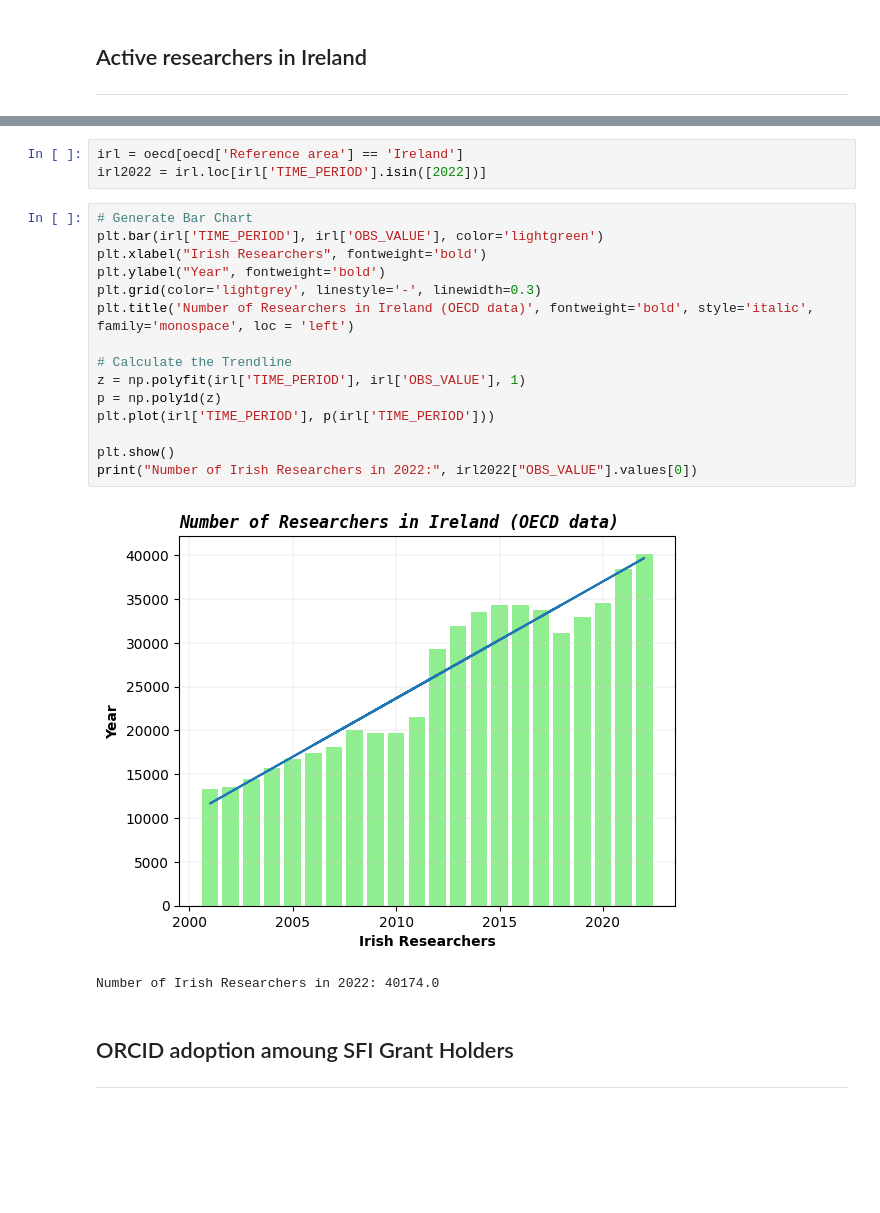
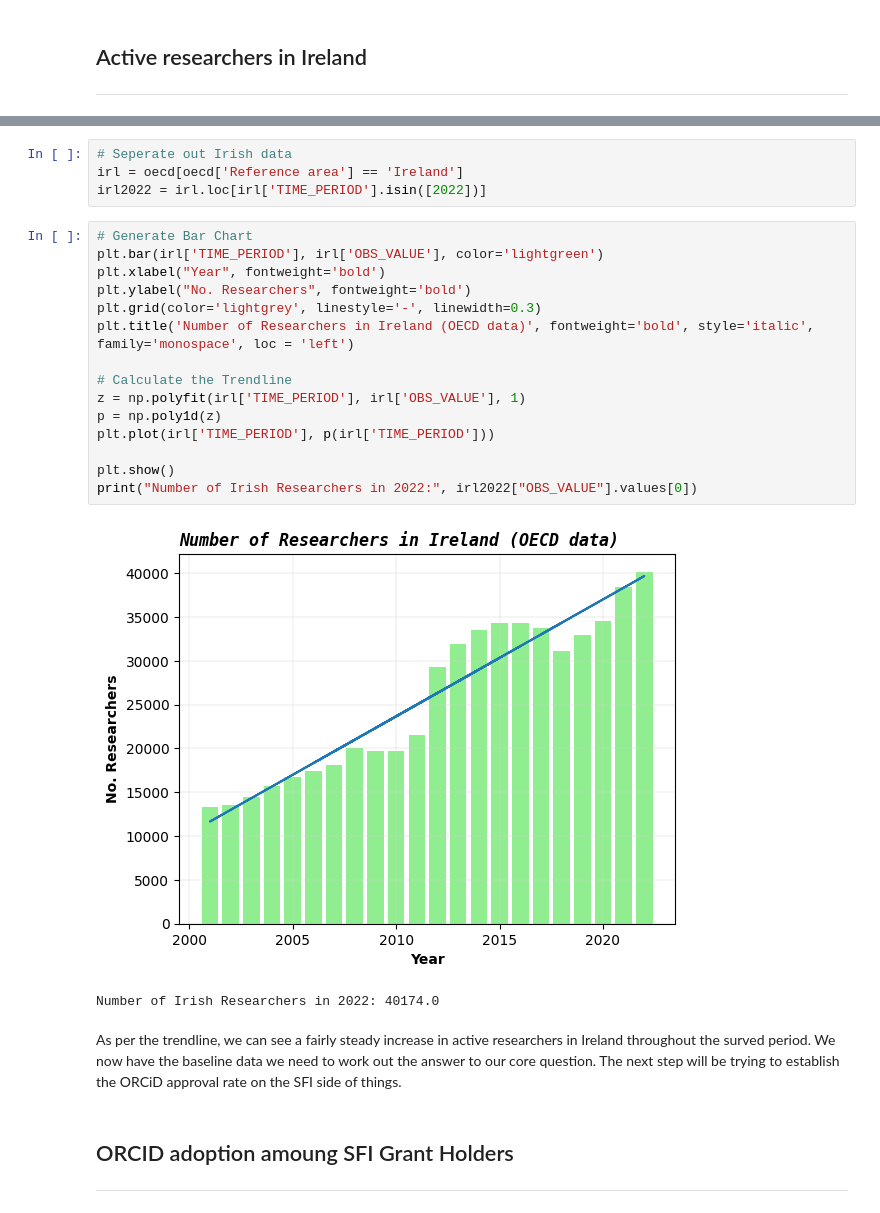
Before and after one commit to NeilTynan/4369_Project, a Jupyter notebook: project.ipynb, the cells around one changed output, grey strips where cells are left out. Cells and saved outputs as stored; diff of their text form; blank space fills up the shorter version.

```diff
--- a/project.ipynb
+++ b/project.ipynb
@@ -49,26 +48,29 @@ Data columns (total 48 columns):
 dtypes: float64(13), int64(2), object(33)
 memory usage: 321.9+ KB
 # %%
+# Seperate out Irish data
 irl = oecd[oecd['Reference area'] == 'Ireland']
 irl2022 = irl.loc[irl['TIME_PERIOD'].isin([2022])]
 # %%
 # Generate Bar Chart
 plt.bar(irl['TIME_PERIOD'], irl['OBS_VALUE'], color='lightgreen')
-plt.xlabel("Irish Researchers", fontweight='bold')
-plt.ylabel("Year", fontweight='bold')
+plt.xlabel("Year", fontweight='bold')
+plt.ylabel("No. Researchers", fontweight='bold')
 plt.grid(color='lightgrey', linestyle='-', linewidth=0.3)
 plt.title('Number of Researchers in Ireland (OECD data)', fontweight='bold', style='italic', family='monospace', loc = 'left')
 
 # Calculate the Trendline
 z = np.polyfit(irl['TIME_PERIOD'], irl['OBS_VALUE'], 1)
 p = np.poly1d(z)
 plt.plot(irl['TIME_PERIOD'], p(irl['TIME_PERIOD']))
 
 plt.show()
 print("Number of Irish Researchers in 2022:", irl2022["OBS_VALUE"].values[0])
 # %% [output]
-[figure, old version]
+[figure, new version]
 Number of Irish Researchers in 2022: 40174.0
+# %% [markdown]
+As per the trendline, we can see a fairly steady increase in active researchers in Ireland throughout the surved period. We now have the baseline data we need to work out the answer to our core question. The next step will be trying to establish the ORCiD approval rate on the SFI side of things.
 # %% [markdown]
 ## ORCID adoption amoung SFI Grant Holders
 ---
```
Also changed, not shown: parts of 16 cells of this notebook, 1 other file.
